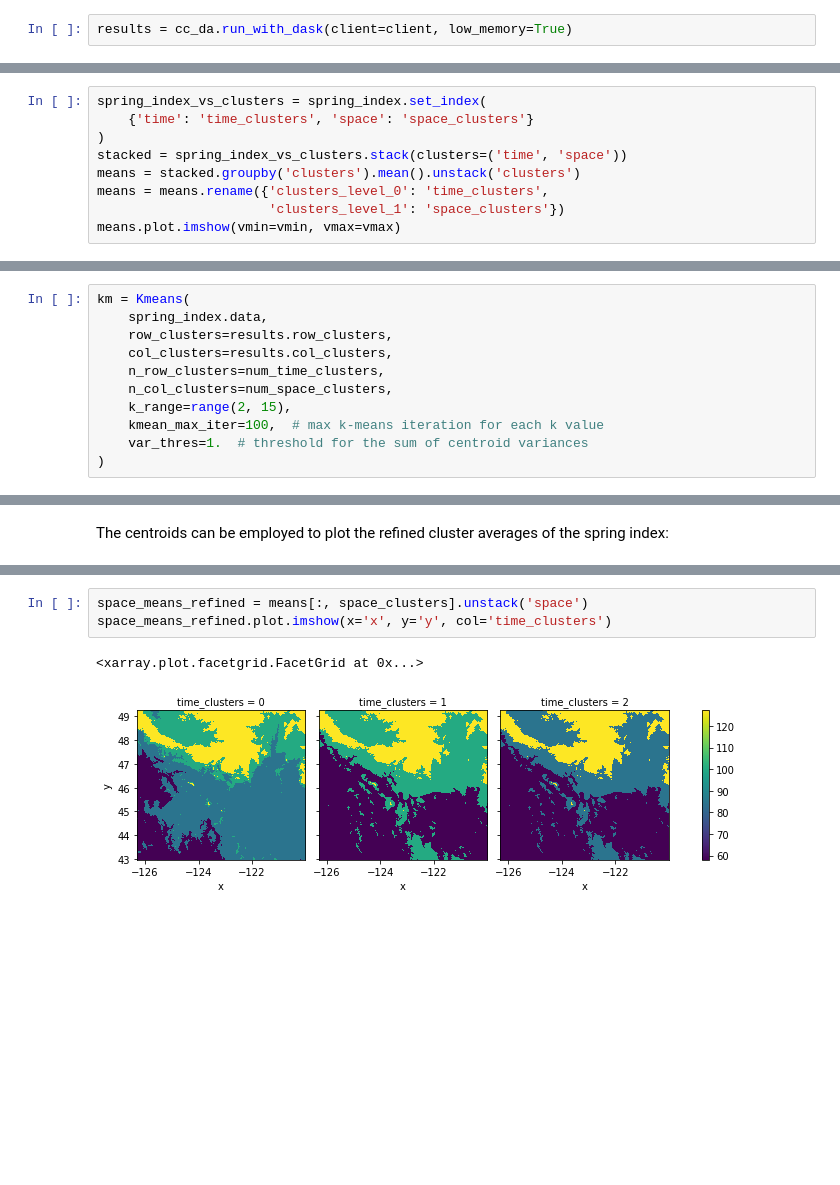
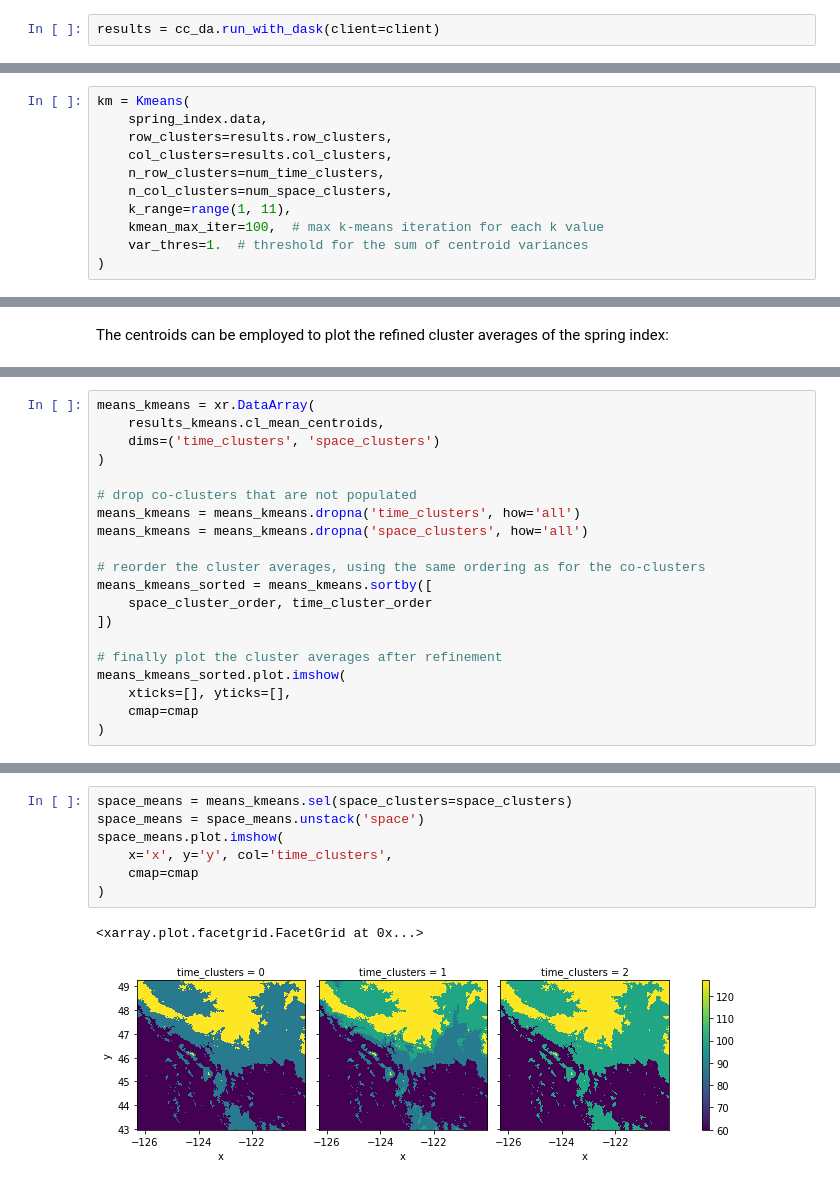
Before and after one commit to esciencecenter-digital-skills/tutorial-cgc, a Jupyter notebook: notebooks/coclustering.ipynb, the cells around one changed output, grey strips where cells are left out. Drawn from its saved outputs; the diff is of its cells as text; blank space fills up the shorter version.

```diff
--- a/notebooks/coclustering.ipynb
+++ b/notebooks/coclustering.ipynb
@@ -180,6 +213,6 @@ Other types of Dask clusters, running e.g. on cloud or HPC systems, can be equiv
 
 To start the co-clustering runs, we now pass the instance of the `Client` to the `run_with_dask` method of the `Coclustering` object:
 # %%
-results = cc_da.run_with_dask(client=client, low_memory=True)
+results = cc_da.run_with_dask(client=client)
 # %% [output]
 INFO:cgc.coclustering:Run 0
@@ -242,9 +273,0 @@ The average spring index value for each co-cluster can be computed and plotted i
-# %%
-spring_index_vs_clusters = spring_index.set_index(
-    {'time': 'time_clusters', 'space': 'space_clusters'}
-)
-stacked = spring_index_vs_clusters.stack(clusters=('time', 'space'))
-means = stacked.groupby('clusters').mean().unstack('clusters')
-means = means.rename({'clusters_level_0': 'time_clusters',
-                      'clusters_level_1': 'space_clusters'})
-means.plot.imshow(vmin=vmin, vmax=vmax)
@@ -313,7 +371,7 @@ km = Kmeans(
     col_clusters=results.col_clusters,
     n_row_clusters=num_time_clusters,
     n_col_clusters=num_space_clusters,
-    k_range=range(2, 15),
+    k_range=range(1, 11),
     kmean_max_iter=100,  # max k-means iteration for each k value
     var_thres=1.  # threshold for the sum of centroid variances
 )
@@ -345,0 +402,20 @@ means.data = results_kmeans.cl_mean_centroids
+# %%
+means_kmeans = xr.DataArray(
+    results_kmeans.cl_mean_centroids,
+    dims=('time_clusters', 'space_clusters')
+)
+
+# drop co-clusters that are not populated
+means_kmeans = means_kmeans.dropna('time_clusters', how='all')
+means_kmeans = means_kmeans.dropna('space_clusters', how='all')
+
+# reorder the cluster averages, using the same ordering as for the co-clusters
+means_kmeans_sorted = means_kmeans.sortby([
+    space_cluster_order, time_cluster_order
+])
+
+# finally plot the cluster averages after refinement
+means_kmeans_sorted.plot.imshow(
+    xticks=[], yticks=[],
+    cmap=cmap
+)
@@ -346,6 +425,10 @@ means.data = results_kmeans.cl_mean_centroids
 # %%
-space_means_refined = means[:, space_clusters].unstack('space')
-space_means_refined.plot.imshow(x='x', y='y', col='time_clusters')
+space_means = means_kmeans.sel(space_clusters=space_clusters)
+space_means = space_means.unstack('space')
+space_means.plot.imshow(
+    x='x', y='y', col='time_clusters',
+    cmap=cmap
+)
 # %% [output]
 <xarray.plot.facetgrid.FacetGrid at 0x...>
-[figure, old version]
+[figure, new version]
```
Also changed, not shown: parts of 49 cells of this notebook.
